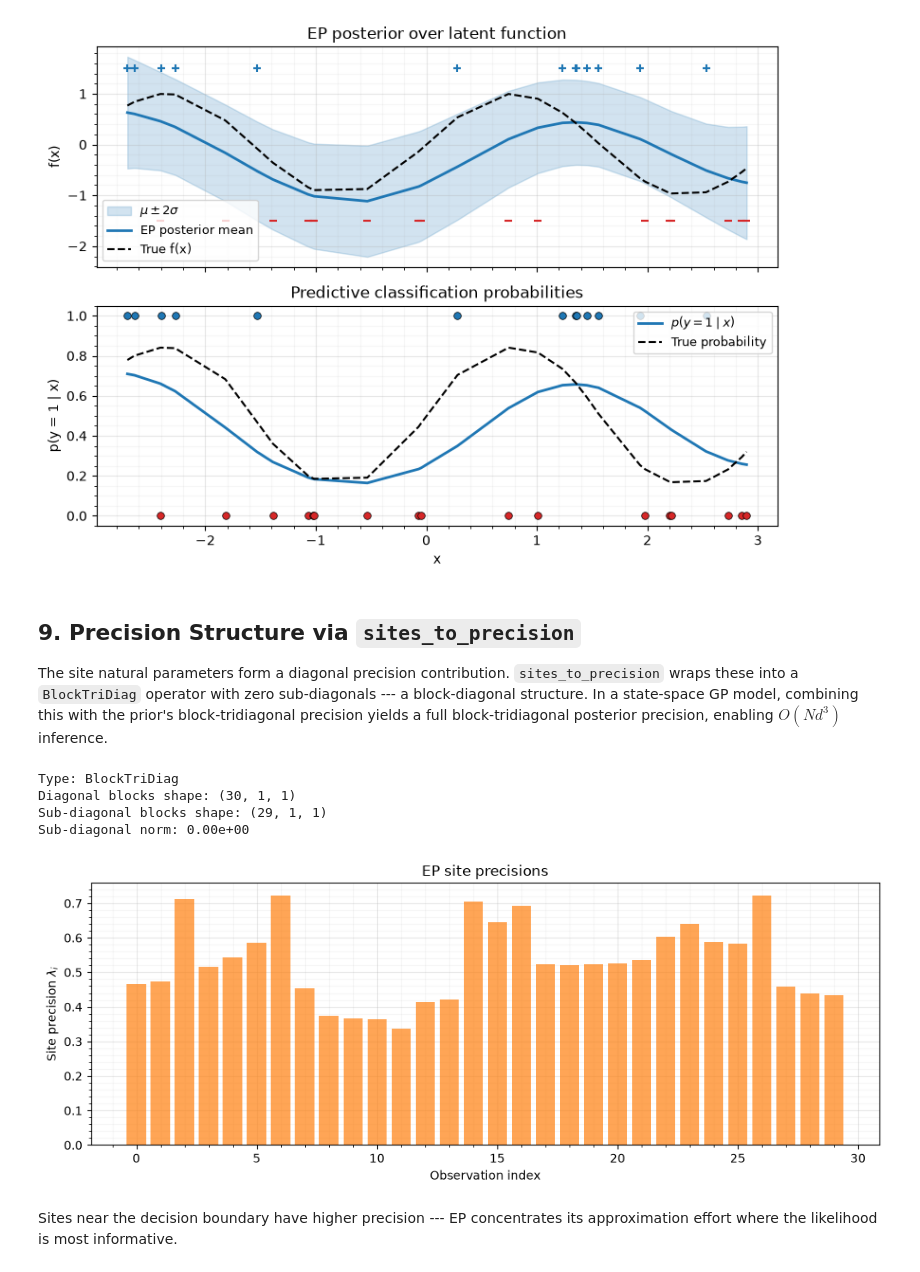
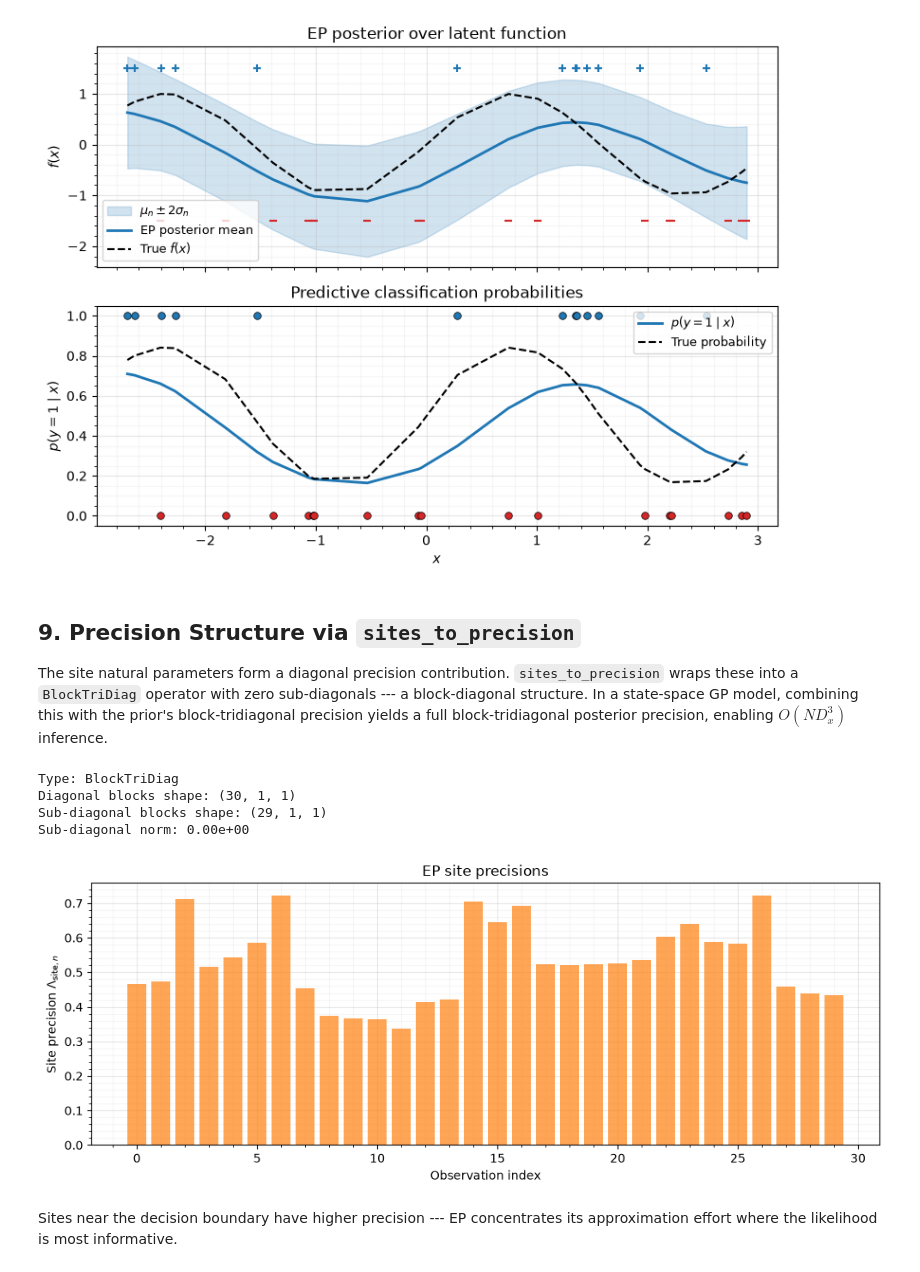
Before and after one commit to jejjohnson/gaussx, a Jupyter notebook: docs/notebooks/expectation_propagation.ipynb, the cells around one changed output. Cells and saved outputs as stored; diff of their text form; code cells hidden in the pictures.

Commit message:
style(notebooks): restyle the inference and state-space notebooks and correct their maths (#808)

```diff
--- a/docs/notebooks/expectation_propagation.ipynb
+++ b/docs/notebooks/expectation_propagation.ipynb
@@ -153,8 +161,8 @@ For scalar EP ($d = 1$), `nat1` has shape `(N, 1)` and `nat2` has
 shape `(N, 1, 1)`. We initialize both to zero, corresponding to an
 uninformative (improper flat) site.
 # %%
-nat1_init = jnp.zeros((N, 1))
-nat2_init = jnp.zeros((N, 1, 1))
+nat1_init = jnp.zeros((num_samples, 1))
+nat2_init = jnp.zeros((num_samples, 1, 1))
 sites = gaussx.GaussianSites(nat1=nat1_init, nat2=nat2_init)
 
 print(f"Sites nat1 shape: {sites.nat1.shape}")
@@ -179,43 +187,48 @@ $z \sim \mathcal{N}(0, 1)$, we can compute the moments via
 Gauss-Hermite quadrature using `gaussx.gauss_hermite_points`.
 # %%
 gh_points, gh_weights = gaussx.gauss_hermite_points(order=30, dim=1)
-gh_z = gh_points[:, 0]  # (P,)
+gh_nodes = gh_points[:, 0]  # (P,)
 
-print(f"Gauss-Hermite: {gh_z.shape[0]} quadrature points")
+print(f"Gauss-Hermite: {gh_nodes.shape[0]} quadrature points")
 
 
-def probit_log_lik(f, y_signed_i):
-    """Log probit likelihood: log Phi(y_i * f_i)."""
-    return jax.scipy.stats.norm.logcdf(y_signed_i * f)
+def probit_log_lik(f, y_signed_n):
+    """Log probit likelihood: log Φ(y_n f_n) with the signed label y_n."""
+    return jax.scipy.stats.norm.logcdf(y_signed_n * f)
 
 
-def tilted_moments(cav_mean_i, cav_var_i, y_signed_i):
+def tilted_moments(cav_mean_n, cav_var_n, y_signed_n):
     """Compute mean and variance of the tilted distribution via GH quadrature.
 
     Args:
-        cav_mean_i: Cavity mean (scalar).
-        cav_var_i: Cavity variance (scalar, positive).
-        y_signed_i: Signed label in {-1, +1}.
+        cav_mean_n: Cavity mean μ_cav,n (scalar).
+        cav_var_n: Cavity variance σ²_cav,n (scalar, positive).
+        y_signed_n: Signed label in {-1, +1}.
 
     Returns:
-        (tilt_mean, tilt_var): Mean and variance of tilted distribution.
+        (tilt_mean, tilt_var): Mean μ_tilt,n and variance σ²_tilt,n of the
+        tilted distribution.
     """
-    cav_std_i = jnp.sqrt(cav_var_i)
+    # σ_cav,n
+    cav_std_n = jnp.sqrt(cav_var_n)
 
     # Transform quadrature points to cavity distribution
-    f_pts = cav_mean_i + cav_std_i * gh_z  # (P,)
+    # f = μ_cav,n + σ_cav,n z
+    f_pts = cav_mean_n + cav_std_n * gh_nodes  # (P,)
 
     # Log-weights: GH weights already account for the Gaussian measure,
     # so we only need the log-likelihood part
-    log_lik = jax.vmap(lambda f: probit_log_lik(f, y_signed_i))(f_pts)  # (P,)
+    log_lik = jax.vmap(lambda f: probit_log_lik(f, y_signed_n))(f_pts)  # (P,)
 
     # Normalize in log-space for numerical stability
     log_w = jnp.log(gh_weights) + log_lik
-    log_Z = jax.scipy.special.logsumexp(log_w)
-    w_normalized = jnp.exp(log_w - log_Z)
+    log_z = jax.scipy.special.logsumexp(log_w)
+    w_normalized = jnp.exp(log_w - log_z)
 
     # Tilted moments
+    # μ_tilt,n = ∑ₚ w̃ₚ fₚ
     tilt_mean = jnp.sum(w_normalized * f_pts)
+    # σ²_tilt,n = ∑ₚ w̃ₚ (fₚ − μ_tilt,n)²
     tilt_var = jnp.sum(w_normalized * (f_pts - tilt_mean) ** 2)
 
     # Clamp variance to stay positive
@@ -462,5 +493,5 @@ The site natural parameters form a diagonal precision contribution.
 zero sub-diagonals --- a block-diagonal structure. In a state-space
 GP model, combining this with the prior's block-tridiagonal precision
 yields a full block-tridiagonal posterior precision, enabling
-$O(Nd^3)$ inference.
+$O(N D_x^3)$ inference.
 # %%
@@ -478,20 +510,21 @@ Sub-diagonal blocks shape: (29, 1, 1)
 Sub-diagonal norm: 0.00e+00
 # %%
 # Visualize the site precisions (diagonal entries)
+# Λ_site,n = −2 [nat2]_n
 site_prec_values = -2.0 * sites.nat2[:, 0, 0]
 
 fig, ax = plt.subplots(figsize=(10, 4))
-ax.bar(range(N), site_prec_values, color="C1", alpha=0.7)
-ax.set(xlabel="Observation index", ylabel=r"Site precision $\lambda_i$")
+ax.bar(range(num_samples), site_prec_values, color="C1", alpha=0.7)
+ax.set(xlabel="Observation index", ylabel=r"Site precision $\Lambda_{\mathrm{site},n}$")
 ax.set_title("EP site precisions")
 ax.set_axisbelow(True)
 ax.grid(True, which="major", alpha=0.3)
 ax.grid(True, which="minor", alpha=0.1)
 ax.minorticks_on()
 plt.tight_layout()
 plt.show()
 # %% [output]
-[figure, old version]
+[figure, new version]
 # %% [markdown]
 Sites near the decision boundary have higher precision --- EP
 concentrates its approximation effort where the likelihood is most
```
Also changed, not shown: parts of 17 cells of this notebook, 18 other files.
